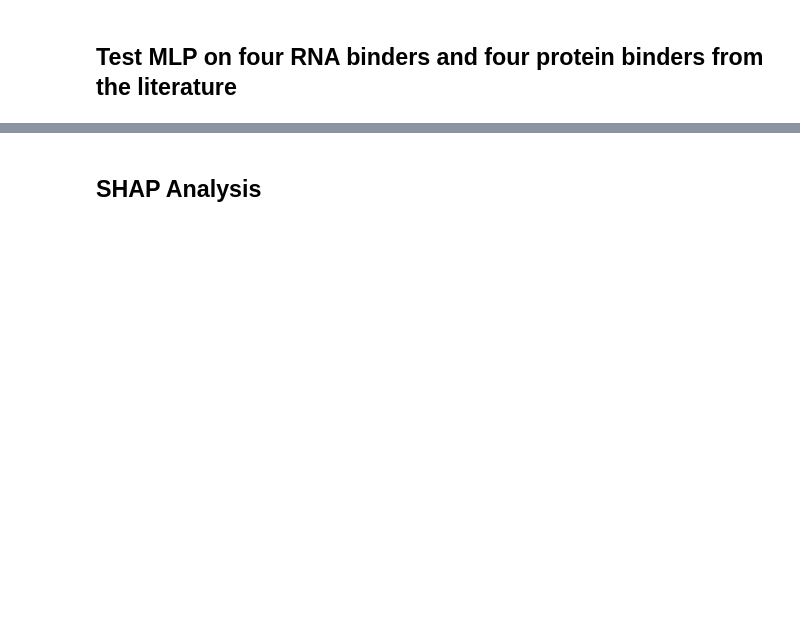
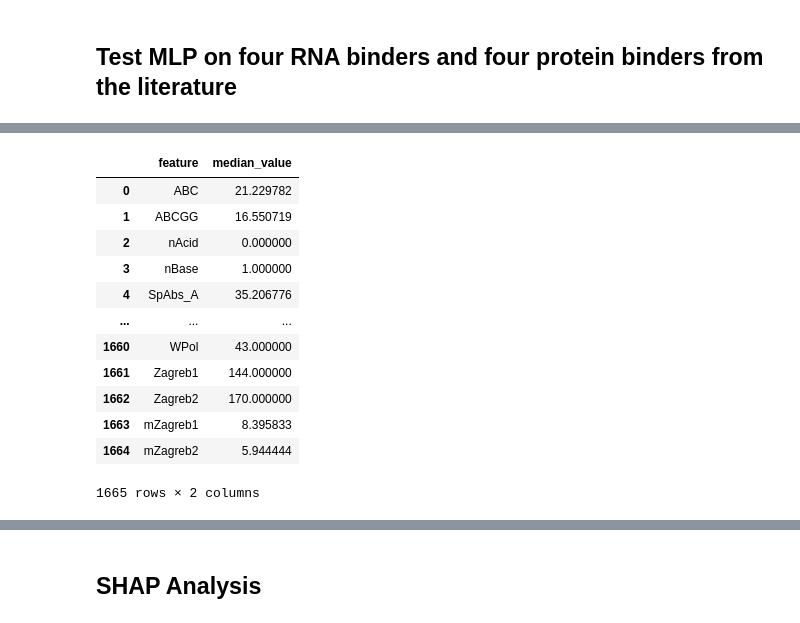
Before and after one commit to ky66/ROBIN, a Jupyter notebook: notebooks/ML_Models_ROBIN_RNA_vs_BindingDB.ipynb, the cells around one changed output, grey strips where cells are left out. Cells and saved outputs as stored; diff of their text form; code cells hidden in the pictures; blank space fills up the shorter version.

Commit message:
ROBIN_revision_to_all_files

```diff
--- a/notebooks/ML_Models_ROBIN_RNA_vs_BindingDB.ipynb
+++ b/notebooks/ML_Models_ROBIN_RNA_vs_BindingDB.ipynb
@@ -695,7 +934,7 @@ print (y_all_4_holdout.shape)
 # Load in the dictionary that maps each ROBIN RNA binder to 30 analogues for augmentation
 # This dictionary will be used to prevent data leakage during cross-validation to exclude analogues of test cases in the train set
 df_ROBIN_Augment_map = pd.read_csv(folder_dir + "/ML_CSVs/ROBIN_Plus_Dictionary.csv")
-df_ROBIN_Augment_map_names_og = df_ROBIN_Augment_map["Name"].tolist()
+df_ROBIN_Augment_map_names_og = df_ROBIN_Augment_map["ROBIN_Name"].tolist()
 df_ROBIN_Augment_map_names = df_ROBIN_Augment_map["ROBIN_Plus_Name"].tolist()
 df_ROBIN_Augment_map_names_augmented = []
 for item in df_ROBIN_Augment_map_names:
@@ -1417,3 +1813,21 @@ d_df_all_3_feature_medians
+# %%
+df_all_3_feature_medians = pd.DataFrame(d_df_all_3_feature_medians.items(), columns=['feature', 'median_value'])
+df_all_3_feature_medians.to_csv(folder_dir + "/ML_CSVs/df_all_3_feature_medians.csv")
+df_all_3_feature_medians
+# %% [output]
+|  | feature | median_value |
+| 0 | ABC | 21.229782 |
+| 1 | ABCGG | 16.550719 |
+| 2 | nAcid | 0.000000 |
+| 3 | nBase | 1.000000 |
+| 4 | SpAbs_A | 35.206776 |
+| ... | ... | ... |
+| 1660 | WPol | 43.000000 |
+| 1661 | Zagreb1 | 144.000000 |
+| 1662 | Zagreb2 | 170.000000 |
+| 1663 | mZagreb1 | 8.395833 |
+| 1664 | mZagreb2 | 5.944444 |
+1665 rows × 2 columns
 # %%
 # Test the performance of the neural net on several cases from the scientific literature
 
```
Also changed, not shown: parts of 49 cells of this notebook, 30 other files.
